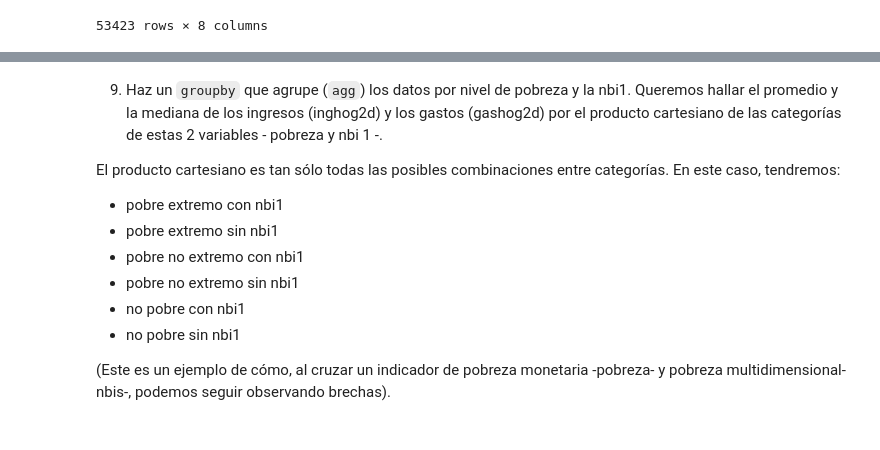
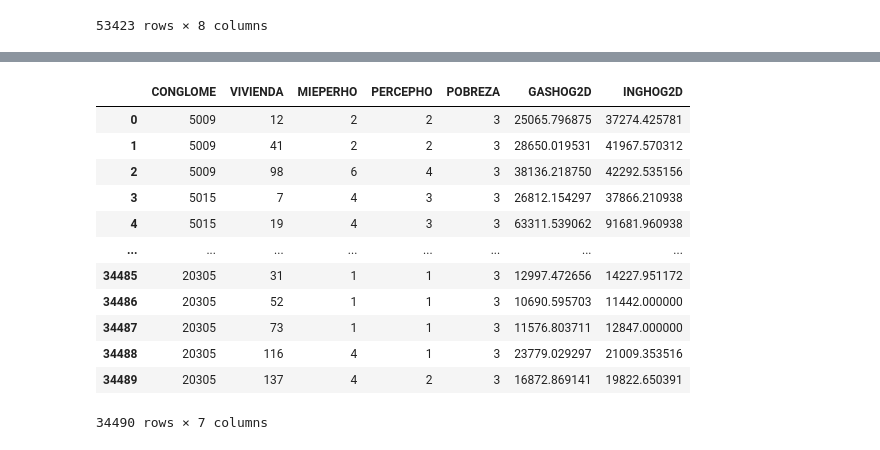
Before and after one commit to lorenzochiroque/repository_chiroque, a Jupyter notebook: TAREA 3/pruebaaaa de la t3.ipynb, the cells around one changed output, grey strips where cells are left out. Saved outputs shown, nothing was run; the diff lists cells and outputs as text; code cells hidden in the pictures.

````diff
--- a/TAREA 3/pruebaaaa de la t3.ipynb
+++ b/TAREA 3/pruebaaaa de la t3.ipynb
@@ -4,3 +4,5 @@ import pandas as pd
 modulo1 = pd.read_csv('Enaho01-2020-100.csv')
 # %%
 modulo341 = pd.read_csv('Sumaria-2020.csv')
+# %%
+modulo342 = pd.read_csv('Sumaria-2020-12g.csv')
@@ -59 +106,3 @@ needed341 = ['CONGLOME', 'VIVIENDA', 'HOGAR', 'MIEPERHO', 'PERCEPHO', 'POBREZA',
+# %%
+necessmodulo342 = ['CONGLOME', 'VIVIENDA', 'MIEPERHO', 'PERCEPHO', 'POBREZA', 'GASHOG2D', 'INGHOG2D']
 # %%
@@ -79,3 +126,5 @@ modulo1_small = modulo1[needed1]
+# %%
+modulo342_small = modulo342[necessmodulo342]
 # %%
 modulo1_small
 # %% [output]
@@ -330,13 +148,16 @@ resultado_merge
-# %% [markdown]
-9. Haz un ```groupby``` que agrupe (`agg`) los datos por nivel de pobreza  y la nbi1. Queremos hallar el promedio y la mediana de los ingresos (inghog2d) y los gastos (gashog2d) por el producto cartesiano de las categorías de estas 2 variables - pobreza y nbi 1 -.
-
-El producto cartesiano es tan sólo todas las posibles combinaciones entre categorías.
-En este caso, tendremos:
-- pobre extremo con nbi1
-- pobre extremo sin nbi1
-- pobre no extremo con nbi1
-- pobre no extremo sin nbi1
-- no pobre con nbi1
-- no pobre sin nbi1
-
-(Este es un  ejemplo de cómo, al cruzar un indicador de pobreza monetaria -pobreza- y pobreza multidimensional-nbis-, podemos seguir observando brechas).
+# %%
+modulo342_small
+# %% [output]
+|  | CONGLOME | VIVIENDA | MIEPERHO | PERCEPHO | POBREZA | GASHOG2D | INGHOG2D |
+| 0 | 5009 | 12 | 2 | 2 | 3 | 25065.796875 | 37274.425781 |
+| 1 | 5009 | 41 | 2 | 2 | 3 | 28650.019531 | 41967.570312 |
+| 2 | 5009 | 98 | 6 | 4 | 3 | 38136.218750 | 42292.535156 |
+| 3 | 5015 | 7 | 4 | 3 | 3 | 26812.154297 | 37866.210938 |
+| 4 | 5015 | 19 | 4 | 3 | 3 | 63311.539062 | 91681.960938 |
+| ... | ... | ... | ... | ... | ... | ... | ... |
+| 34485 | 20305 | 31 | 1 | 1 | 3 | 12997.472656 | 14227.951172 |
+| 34486 | 20305 | 52 | 1 | 1 | 3 | 10690.595703 | 11442.000000 |
+| 34487 | 20305 | 73 | 1 | 1 | 3 | 11576.803711 | 12847.000000 |
+| 34488 | 20305 | 116 | 4 | 1 | 3 | 23779.029297 | 21009.353516 |
+| 34489 | 20305 | 137 | 4 | 2 | 3 | 16872.869141 | 19822.650391 |
+34490 rows × 7 columns
````
Also changed, not shown: parts of 34 cells of this notebook, 2 other files.
